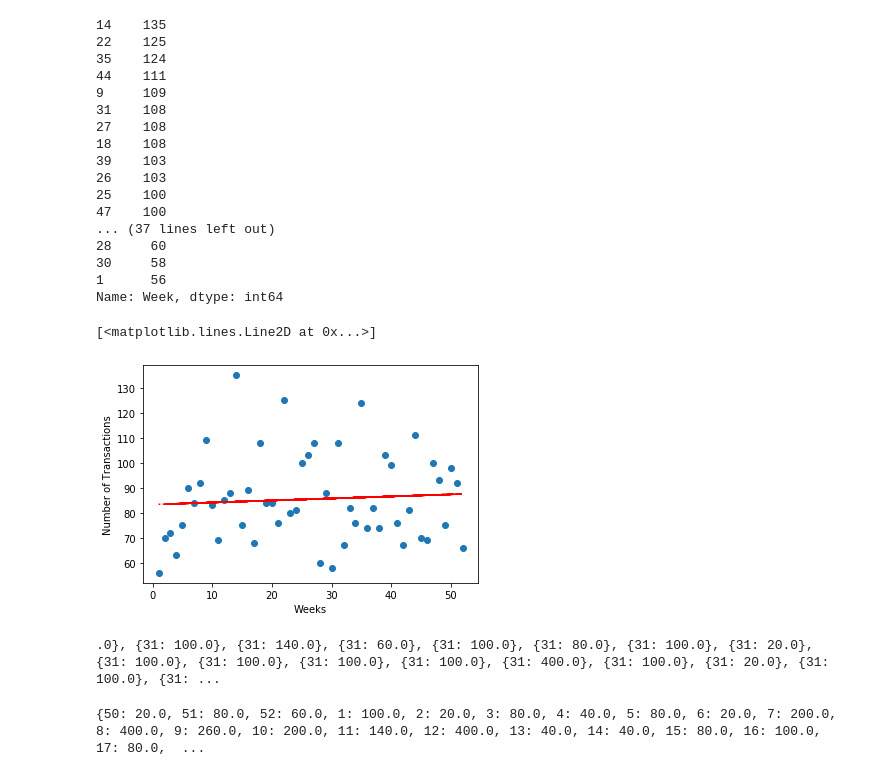
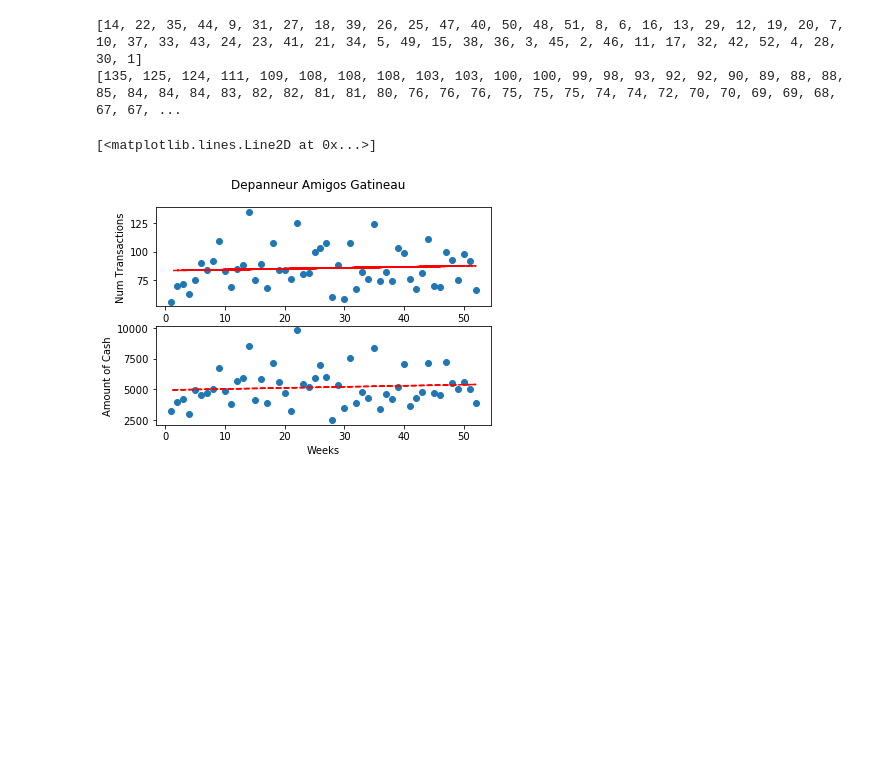
Before and after one commit to OneHandKlap/ATM-Analysis, a Jupyter notebook: weekly-avg.ipynb, the cells around one changed output. Cells and saved outputs as stored; diff of their text form; code cells hidden in the pictures; blank space fills up the shorter version.

```diff
--- a/weekly-avg.ipynb
+++ b/weekly-avg.ipynb
@@ -1,48 +1,38 @@
 # %%
 import os
 import pandas as pd
 import matplotlib.pyplot as plt
 import seaborn as seabornInstance
 import numpy
 os.chdir("C:/Users\pabou\Documents\GitHub\Web-Scraper\data\Cleaned\cleaned2")
-dataset=pd.read_csv("Cleaned2_Cleaned_Depanneur Amigos Gatineau.csv")
+dataset=pd.read_csv("Depanneur Amigos Gatineau.csv")
 
 keys=dataset["Week"].value_counts().keys().tolist()
+print(keys)
 vals=dataset["Week"].value_counts().tolist()
-plt.plot(keys,vals,'o')
-plt.xlabel("Weeks")
-plt.ylabel("Number of Transactions")
+vals=[x / 2 for x in vals]
+print(vals)
+fig, axs = plt.subplots(2)
+fig.suptitle("Depanneur Amigos Gatineau")
+axs[0].plot(keys,vals,'o')
 z = numpy.polyfit(keys, vals, 1)
 p = numpy.poly1d(z)
-plt.plot(keys,p(keys),"r--")
+axs[0].plot(keys,p(keys),"r--")
+axs[0].set(xlabel="Weeks", ylabel="Num Transactions")
+
+d={}
+for i in dataset['Week'].unique():
+    d[i] = [dataset['Amount'][j] for j in dataset[dataset['Week']==i].index]
+week_sum={}
+for i in d:
+    week_sum[i]=sum(d[i])/2
+axs[1].set(xlabel="Weeks",ylabel="Amount of Cash")
+axs[1].plot(list(week_sum.keys()),list(week_sum.values()),'o')
+z = numpy.polyfit(list(week_sum.keys()), list(week_sum.values()), 1)
+p = numpy.poly1d(z)
+axs[1].plot(list(week_sum.keys()),p(list(week_sum.keys())),"r--")
 # %% [output]
-14    135
-22    125
-35    124
-44    111
-9     109
-31    108
-27    108
-18    108
-39    103
-26    103
-25    100
-47    100
-... (37 lines left out)
-28     60
-30     58
-1      56
-Name: Week, dtype: int64
+[14, 22, 35, 44, 9, 31, 27, 18, 39, 26, 25, 47, 40, 50, 48, 51, 8, 6, 16, 13, 29, 12, 19, 20, 7, 10, 37, 33, 43, 24, 23, 41, 21, 34, 5, 49, 15, 38, 36, 3, 45, 2, 46, 11, 17, 32, 42, 52, 4, 28, 30, 1]
+[135, 125, 124, 111, 109, 108, 108, 108, 103, 103, 100, 100, 99, 98, 93, 92, 92, 90, 89, 88, 88, 85, 84, 84, 84, 83, 82, 82, 81, 81, 80, 76, 76, 76, 75, 75, 75, 74, 74, 72, 70, 70, 69, 69, 68, 67, 67, ...
 [<matplotlib.lines.Line2D at 0x...>]
-[figure, old version]
+[figure, new version]
-# %%
-d={}
-for i in dataset['Week'].unique():
-    d[i] = [dataset['Amount'][j].tolist() for j in dataset[dataset['Week']==i].index]
-print(d)
-# %% [output]
-.0}, {31: 100.0}, {31: 140.0}, {31: 60.0}, {31: 100.0}, {31: 80.0}, {31: 100.0}, {31: 20.0}, {31: 100.0}, {31: 100.0}, {31: 100.0}, {31: 100.0}, {31: 400.0}, {31: 100.0}, {31: 20.0}, {31: 100.0}, {31: ...
-# %%
-print (week_amount_dict)
-# %% [output]
-{50: 20.0, 51: 80.0, 52: 60.0, 1: 100.0, 2: 20.0, 3: 80.0, 4: 40.0, 5: 80.0, 6: 20.0, 7: 200.0, 8: 400.0, 9: 260.0, 10: 200.0, 11: 140.0, 12: 400.0, 13: 40.0, 14: 40.0, 15: 80.0, 16: 100.0, 17: 80.0,  ...
```
Also changed, not shown: parts of 2 cells of this notebook, 43 other files.
